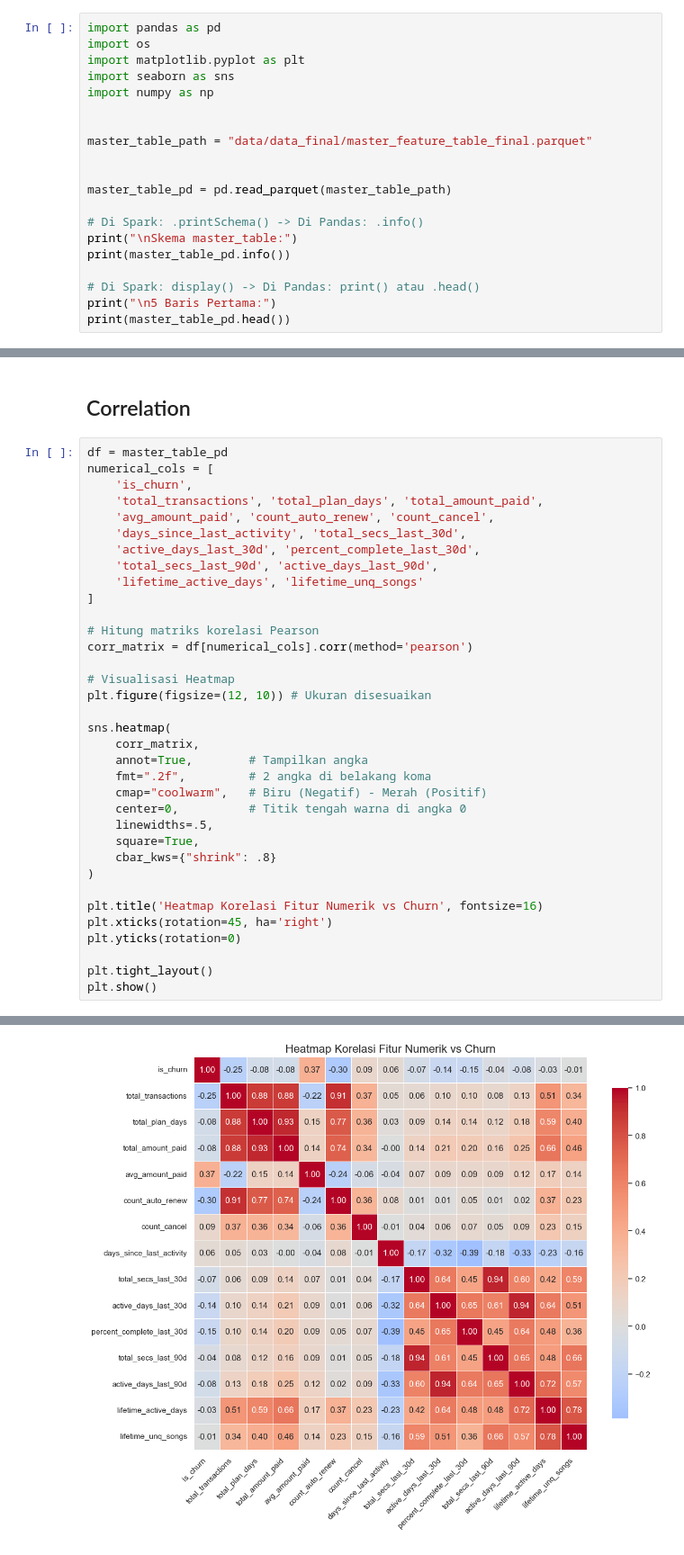
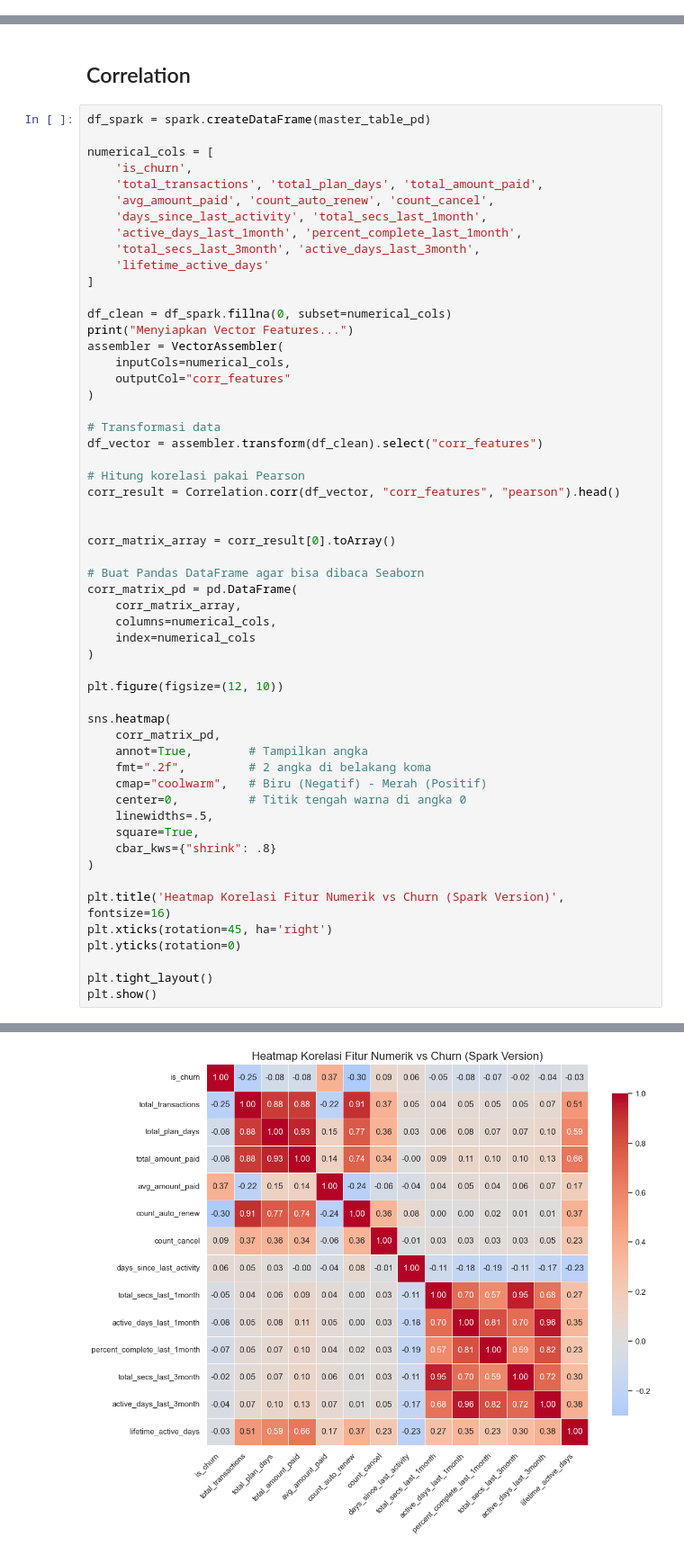
Before and after one commit to goldistry/ABD_CC, a Jupyter notebook: src/Feli_03_EDA_Visualizations.ipynb, the cells around one changed output, grey strips where cells are left out. Shown at 90% size. Drawn from its saved outputs; the diff is of its cells as text.

Commit message:
visualisasi dan korelasi

```diff
--- a/src/Feli_03_EDA_Visualizations.ipynb
+++ b/src/Feli_03_EDA_Visualizations.ipynb
@@ -38,20 +59,0 @@
-# %%
-import pandas as pd
-import os
-import matplotlib.pyplot as plt
-import seaborn as sns
-import numpy as np
-
-
-master_table_path = "data/data_final/master_feature_table_final.parquet"
-
-
-master_table_pd = pd.read_parquet(master_table_path)
-
-# Di Spark: .printSchema() -> Di Pandas: .info()
-print("\nSkema master_table:")
-print(master_table_pd.info())
-
-# Di Spark: display() -> Di Pandas: print() atau .head()
-print("\n5 Baris Pertama:")
-print(master_table_pd.head())
@@ -688,25 +264,45 @@ print(df_effect)
 # %% [markdown]
 ## Correlation
 # %%
-df = master_table_pd
+df_spark = spark.createDataFrame(master_table_pd)
+
 numerical_cols = [
     'is_churn',
     'total_transactions', 'total_plan_days', 'total_amount_paid',
     'avg_amount_paid', 'count_auto_renew', 'count_cancel',
-    'days_since_last_activity', 'total_secs_last_30d',
-    'active_days_last_30d', 'percent_complete_last_30d',
-    'total_secs_last_90d', 'active_days_last_90d',
-    'lifetime_active_days', 'lifetime_unq_songs'
+    'days_since_last_activity', 'total_secs_last_1month',
+    'active_days_last_1month', 'percent_complete_last_1month',
+    'total_secs_last_3month', 'active_days_last_3month',
+    'lifetime_active_days'
 ]
 
-# Hitung matriks korelasi Pearson
-corr_matrix = df[numerical_cols].corr(method='pearson')
+df_clean = df_spark.fillna(0, subset=numerical_cols)
+print("Menyiapkan Vector Features...")
+assembler = VectorAssembler(
+    inputCols=numerical_cols,
+    outputCol="corr_features"
+)
 
-# Visualisasi Heatmap
-plt.figure(figsize=(12, 10)) # Ukuran disesuaikan
+# Transformasi data
+df_vector = assembler.transform(df_clean).select("corr_features")
+
+# Hitung korelasi pakai Pearson
+corr_result = Correlation.corr(df_vector, "corr_features", "pearson").head()
+
+
+corr_matrix_array = corr_result[0].toArray()
+
+# Buat Pandas DataFrame agar bisa dibaca Seaborn
+corr_matrix_pd = pd.DataFrame(
+    corr_matrix_array,
+    columns=numerical_cols,
+    index=numerical_cols
+)
+
+plt.figure(figsize=(12, 10))
 
 sns.heatmap(
-    corr_matrix,
+    corr_matrix_pd,
     annot=True,        # Tampilkan angka
     fmt=".2f",         # 2 angka di belakang koma
     cmap="coolwarm",   # Biru (Negatif) - Merah (Positif)
@@ -716,7 +312,7 @@ sns.heatmap(
     cbar_kws={"shrink": .8}
 )
 
-plt.title('Heatmap Korelasi Fitur Numerik vs Churn', fontsize=16)
+plt.title('Heatmap Korelasi Fitur Numerik vs Churn (Spark Version)', fontsize=16)
 plt.xticks(rotation=45, ha='right')
 plt.yticks(rotation=0)
 
@@ -726 +323 @@ plt.show()
-[figure, old version]
+[figure, new version]
```
Also changed, not shown: parts of 20 cells of this notebook, 1 other file.
